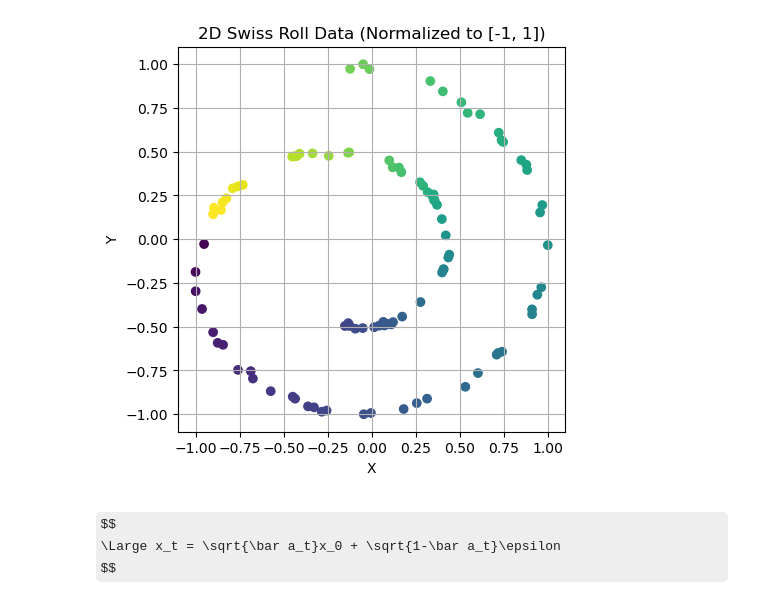
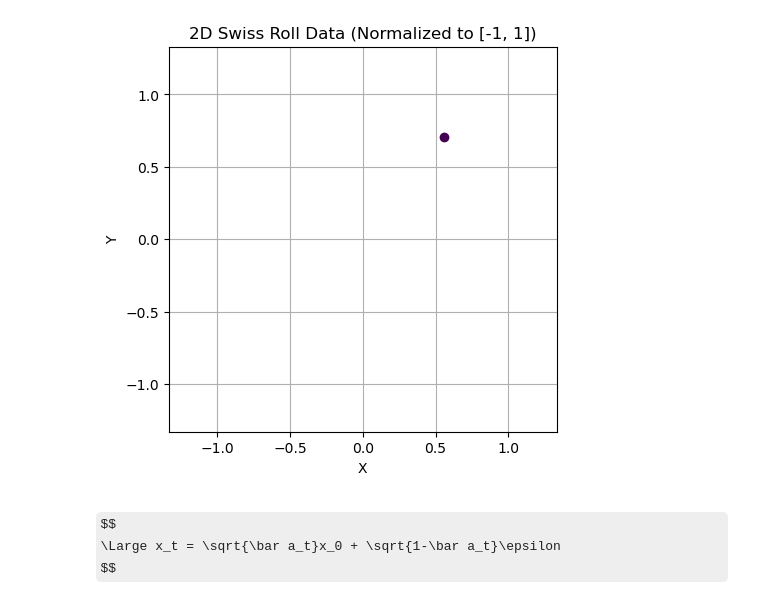
Before and after one commit to Grazvy/Diffusion_Models_demonstration, a Jupyter notebook: DDPM.ipynb, the cells around one changed output. Drawn from its saved outputs; the diff is of its cells as text; code cells hidden in the pictures; some formulas as TeX source.

```diff
--- a/DDPM.ipynb
+++ b/DDPM.ipynb
@@ -50,7 +55,7 @@ ModelConfig = {
 # %%
-visualize_data(dataset_name=BaseConfig['DATASET'], amount=100)
+visualize_data(dataset_name=BaseConfig['DATASET'], amount=1)
 # %% [output]
-[figure, old version]
+[figure, new version]
 # %%
 class VarianceScheduleHelper:
     def __init__(self, num_diffusion_timesteps=1000, device="cpu", custom_data=False):
```
Also changed, not shown: parts of 9 cells of this notebook, 2 other files.
